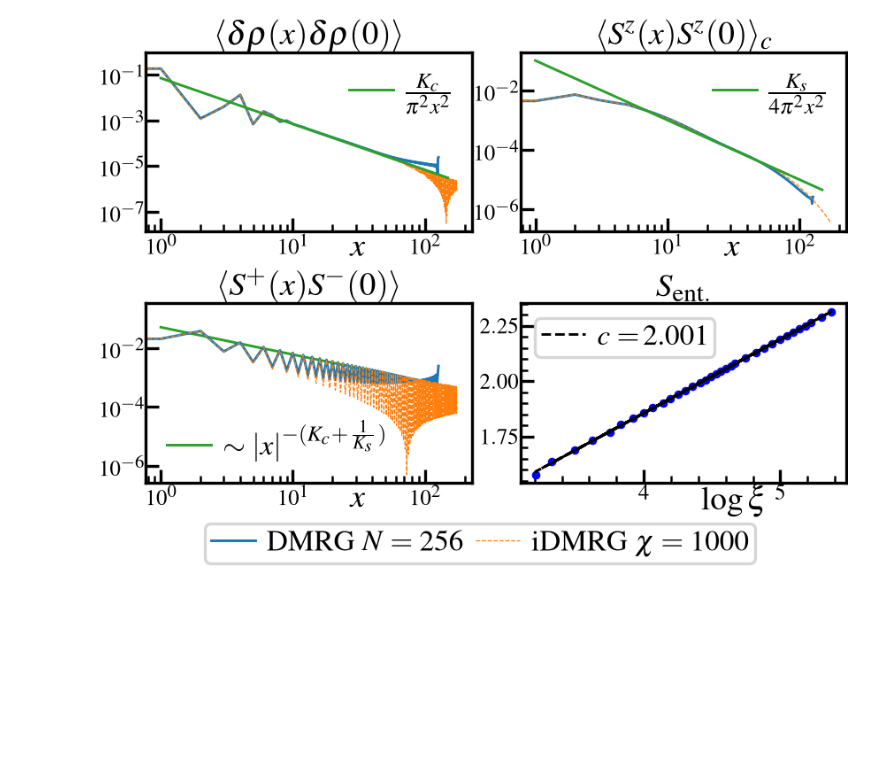
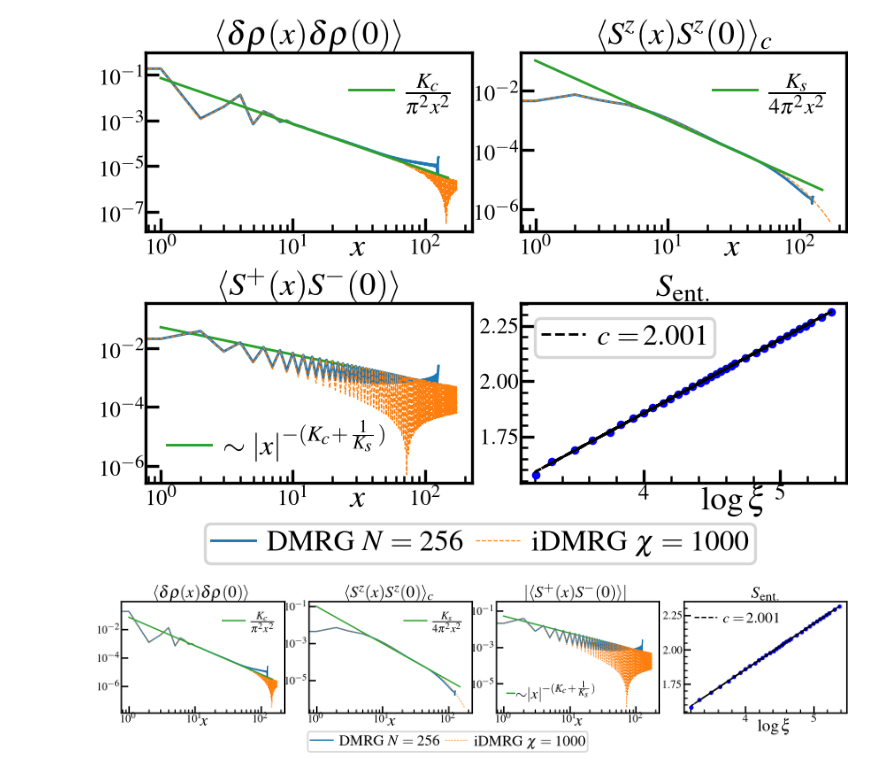
Before and after one commit to aravindhshankar/Spin1LongRangeOrder.jl, a Jupyter notebook: python/figmaker/ShowLisaScaling.ipynb, the cells around one changed output. Drawn from its saved outputs; the diff is of its cells as text; code cells hidden in the pictures; blank space fills up the shorter version.

```diff
--- a/python/figmaker/ShowLisaScaling.ipynb
+++ b/python/figmaker/ShowLisaScaling.ipynb
@@ -136,3 +138,78 @@ for axval in ax.reshape(4):
 # fig.savefig('figures/dV3_2isLL.pdf', bbox_inches='tight')
 # %% [output]
 [figure]
+# %%
+fig, ax = plt.subplots(1,4)
+# fig_dims = ssh.set_size(width_pt=246*2, fraction=1.0, subplots=(1,4))
+fig_dims = ssh.set_size_ht(width_pt=500, fraction=1.0, subplots=(1,4))
+fig.set_size_inches(fig_dims)
+fig.subplots_adjust(hspace=0.4, wspace=0.15)
+colfd, colid, colbos = 'C0', 'C1', 'C2'
+
+seldf = julio.select_N_dv_from_df(256, 3.2, df)
+seldf_i = select_dV(df_i, 3.2, atol=1e-7)
+Kc, Ks = obs.ret_Kc_Ks_from_seldf(seldf)
+
+chargeconn = np.abs(seldf["chargeconn"].values[0])
+chargeconn_i = seldf_i["charge_corr"].values[0]
+spinzconn = np.abs(seldf["szconn"].values[0])
+spinzconn_i = seldf_i["spinz_corr"].values[0]
+spmconn = np.abs(seldf["spmconn"].values[0])
+spmconn_i = np.abs(seldf_i["spsm_corr"].values[0])
+
+xvals = np.arange(150)
+ax[0].loglog(chargeconn, lw=0.7, c=colfd)
+ax[0].loglog(chargeconn_i, ls='--',lw=0.3, c=colid)
+ax[0].plot(xvals[1:], (Kc/np.pi**2) * ((xvals)**-2.0)[1:], label=r'$\frac{K_c}{\pi^2 x^2}$', lw=0.7, c=colbos)
+ax[0].set_xlabel(r'$x$',labelpad=-4)
+ax[0].set_title(r'$\langle\delta\rho(x)\delta\rho(0)\rangle$', pad=-1)
+ax[0].xaxis.set_label_coords(0.50, -0.01)
+# ymin, ymax = ax[0].get_ylim()
+# lo = int(np.floor(np.log10(ymin)))
+# hi = int(np.ceil(np.log10(ymax)))
+# ax[0].yaxis.set_major_locator(LogLocator(base=10, numticks=min(3, hi - lo + 1)))
+ax[0].legend()
+
+ax[1].loglog(spinzconn,lw=0.7, c=colfd)
+ax[1].loglog(spinzconn_i, ls='--',lw=0.3, c=colid)
+ax[1].plot(xvals[1:], (0.25*Ks/np.pi**2) * (xvals**-2.0)[1:], label=r'$\frac{K_s}{4\pi^2x^2}$', lw=0.7, c=colbos)
+ax[1].set_xlabel(r'$x$',labelpad=-4)
+ax[1].set_title(r'$\langle S^z(x) S^z(0)\rangle_c$', pad=-1)
+ax[1].xaxis.set_label_coords(0.50, -0.01)
+ax[1].legend()
+
+scale_spm = 0.065
+scale_spm = 1/(2*np.pi**2)
+ax[2].plot(xvals[1:], scale_spm * (xvals[1:])**(-(Kc+1/Ks)), label=r'$\sim\!\!|x|^{-(K_c + \frac{1}{K_s})}$', lw=0.7, c=colbos)
+# ax[2].legend(handlelength=0.5, handletextpad=0.1)
+ax[2].legend()
+ax[2].loglog(spmconn,lw=0.7, c=colfd, label=r'DMRG $N=256$')
+ax[2].loglog(spmconn_i, ls='--',lw=0.3, c=colid, label=r'iDMRG $\chi=1000$')
+ax[2].set_xlabel(r'$x$',labelpad=-4)
+ax[2].set_title(r'$|\langle S^+(x) S^-(0)\rangle|$', pad=-1)
+ax[2].xaxis.set_label_coords(0.50, -0.01)
+
+
+ax[3].plot(np.log(xi_list), s_list, ls='', marker='.', c='b')
+m, ic = np.polyfit(np.log(xi_list), np.array(s_list),1 )
+cc = m * 6
+ax[3].plot(np.log(xi_list), m * np.log(xi_list) + ic, c='k', ls='--', label=r'$c=\,$'+f'{cc:0.3f}', lw=0.7)
+ax[3].legend()
+ax[3].set_xlabel(r'$\log\xi$')
+ax[3].set_title(r'$S_{\mathrm{ent.}}$', pad=-1)
+ax[3].xaxis.set_label_coords(0.55, -0.05)
+
+handles, labels = ax[2].get_legend_handles_labels()
+handles, labels = handles[1:], labels[1:]
+lgd = fig.legend(handles, labels, ncol=2, columnspacing=0.4, labelspacing=0.2,
+                 loc="lower center", bbox_to_anchor=(-0.3, -0.35),
+                 frameon=True, fancybox=True, borderaxespad=0,
+                 bbox_transform=ax[2].transAxes)
+
+for axval in ax:
+    axval.tick_params(axis='x',which='both',labelsize=6, pad=0.7)
+    axval.tick_params(axis='y',which='both',labelsize=6, pad=0.5)
+
+fig.savefig('figures/dV3_2isLL_widetext.pdf', bbox_inches='tight')
+# %% [output]
+[figure, added]
```
Also changed, not shown: parts of 1 cell of this notebook, 1 other file.
